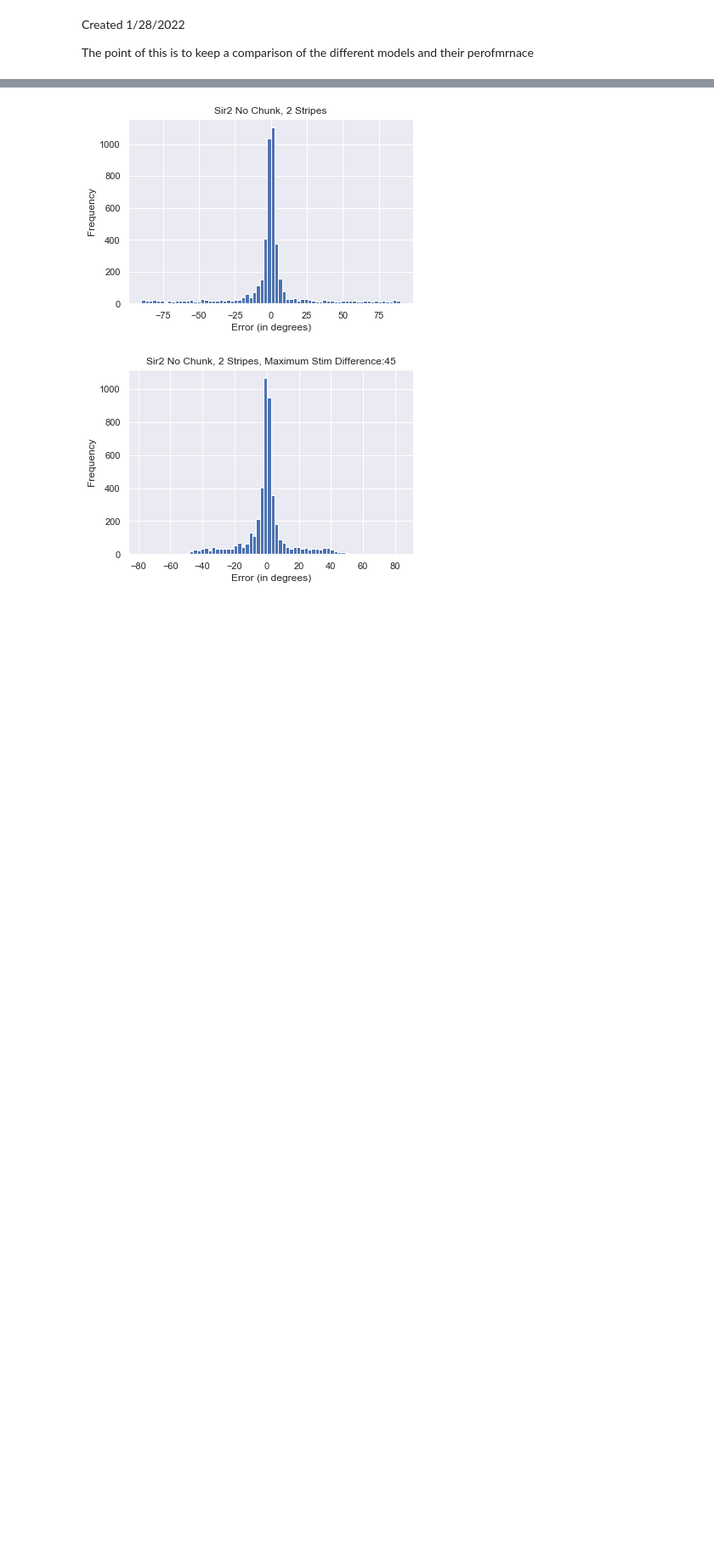
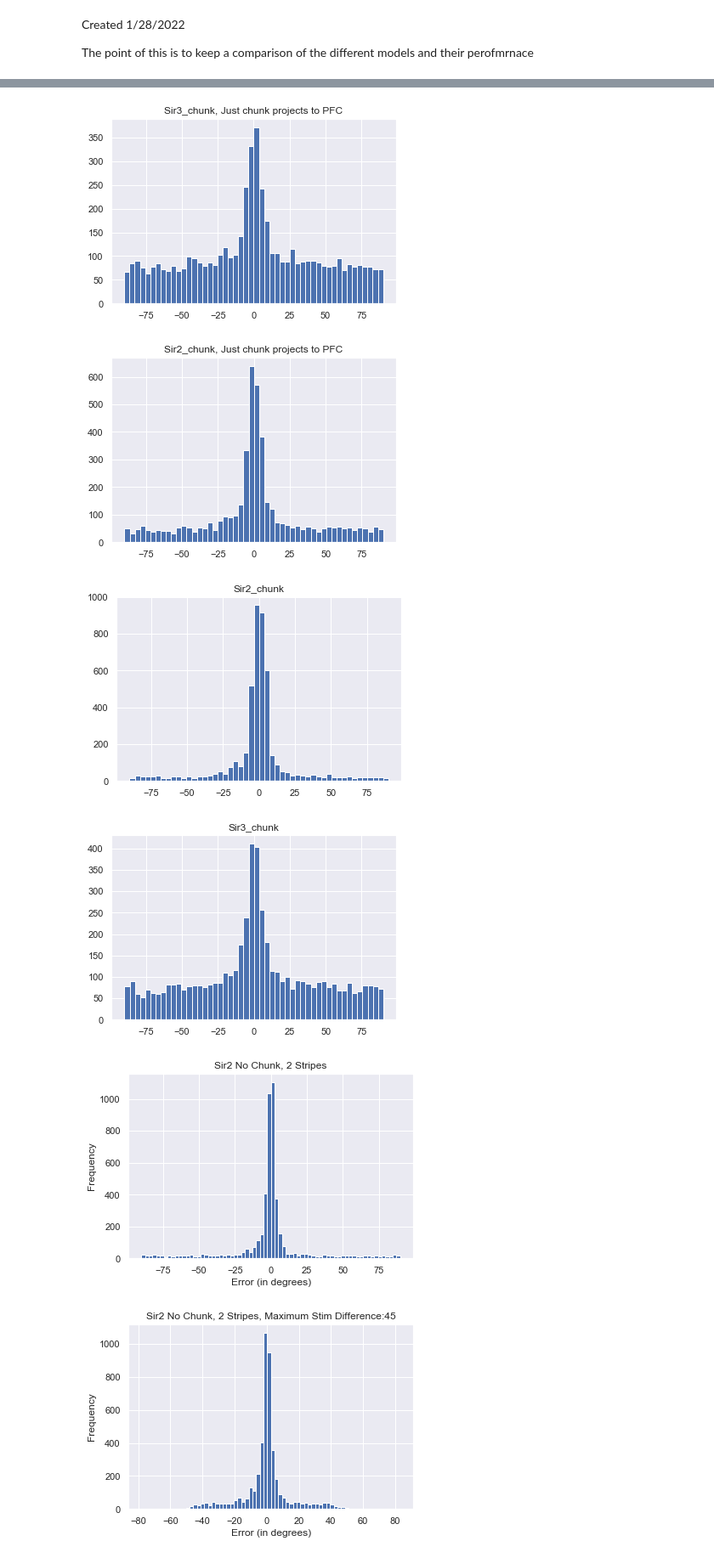
Before and after one commit to AneriSoni/workingmemory, a Jupyter notebook: analysis/ModelComparisons.ipynb, the cells around one changed output, grey strips where cells are left out. Shown: that part at 85% size. Drawn from its saved outputs; the diff is of its cells as text; code cells hidden in the pictures; blank space fills up the shorter version.

```diff
--- a/analysis/ModelComparisons.ipynb
+++ b/analysis/ModelComparisons.ipynb
@@ -13,3 +56,28 @@ from decodedoutputdefs import Precision #class with the compiled definitions
+# %%
+plt.figure()
+plt.hist(err_sir3_chunk, bins = 50)
+plt.title('Sir3_chunk, Just chunk projects to PFC')
+plt.show()
+
+plt.figure()
+plt.hist(err_sir2_chunk, bins = 50)
+plt.title('Sir2_chunk, Just chunk projects to PFC')
+plt.show()
+
+plt.figure()
+plt.hist(err_sir2_chunk_orig, bins = 50)
+plt.title('Sir2_chunk')
+plt.show()
+
+plt.figure()
+plt.hist(err_sir3_chunk_orig, bins = 50)
+plt.title('Sir3_chunk')
+plt.show()
+# %% [output]
+[figure, added]
+[figure, added]
+[figure, added]
+[figure, added]
 # %%
 base = "Z:/leabra/examples/workingmemory/sir2_chunk/results/Ring/2Stripe/hybrid/"
 files = os.listdir(base)
```
Also changed, not shown: parts of 2 cells of this notebook, 5 other files.
